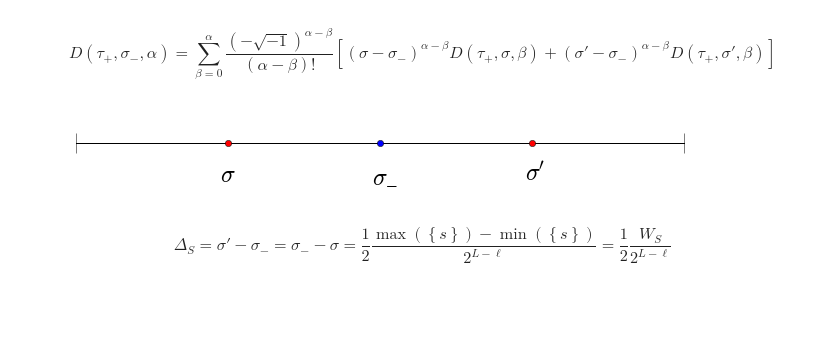
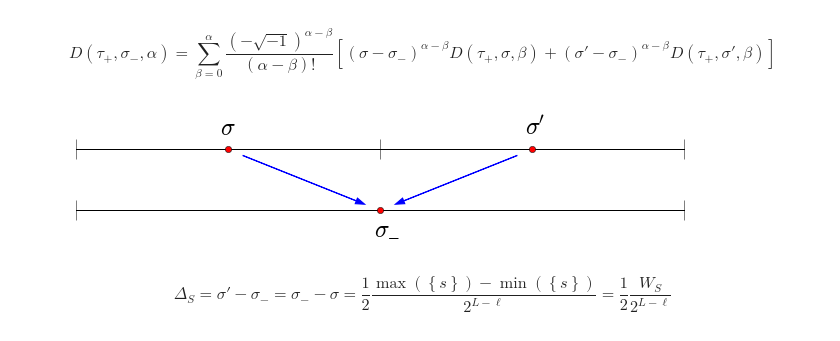
Before and after one commit to dhermes/butterfly-algorithm, a Jupyter notebook: butterfly.ipynb, the cells around one changed output. Saved outputs shown, nothing was run; the diff lists cells and outputs as text; code cells hidden in the pictures; blank space fills up the shorter version.

```diff
--- a/butterfly.ipynb
+++ b/butterfly.ipynb
@@ -650,10 +650,12 @@ $$(s - \sigma_{-})^{\alpha} = \sum_{\beta = 0}^{\alpha} \binom{\alpha}{\beta} (s
 # ... Wave Magic Algebra Wand ...
 # %% [markdown]
 $$D(\tau_+, \sigma_{-}, \alpha) = \sum_{\beta = 0}^{\alpha} \frac{\left(-\sqrt{-1}\right)^{\alpha - \beta}}{(\alpha - \beta)!} \left[(\sigma - \sigma_{-})^{\alpha - \beta} D(\tau_+, \sigma, \beta) + (\sigma' - \sigma_{-})^{\alpha - \beta} D(\tau_+, \sigma', \beta)\right]$$
-# %%
-make_interval_at_stages(r'$\sigma_{\minus}$', r'$\sigma$', r"$\sigma'$")
-# %% [output]
-[figure, removed]
+# %%
+from make_partition_plots import show_sigma_coarsen
+
+show_sigma_coarsen()
+# %% [output]
+[figure, added]
 # %% [markdown]
 $$\Delta_S = \sigma' - \sigma_{-} = \sigma_{-} - \sigma = \frac{1}{2} \frac{\max(\left\{s\right\}) - \min(\left\{s\right\})}{2^{L - \ell}} = \frac{1}{2} \frac{W_S}{2^{L - \ell}}$$
 # %% [markdown]
```
Also changed, not shown: parts of 3 cells of this notebook.
